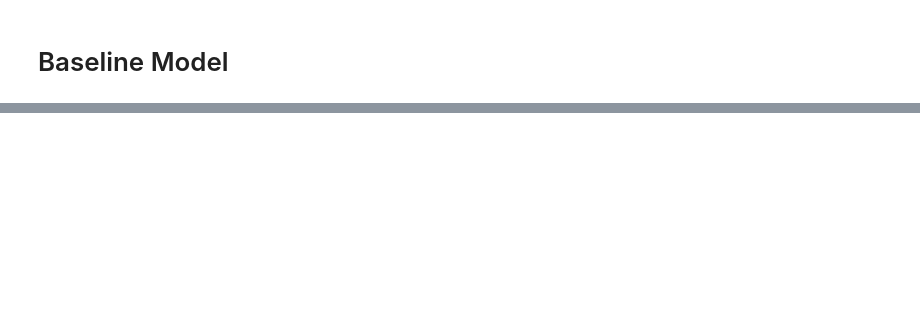
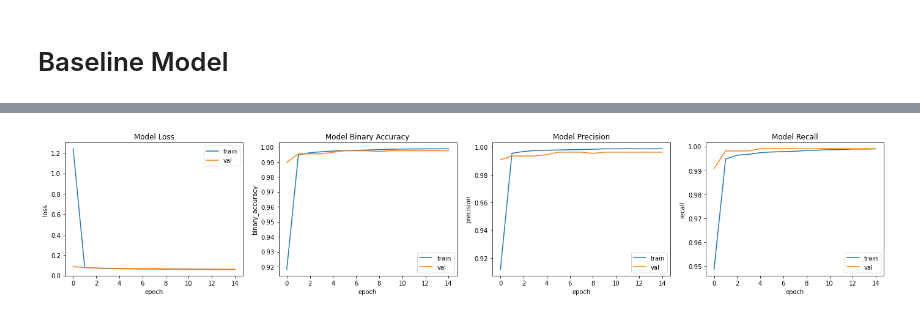
Before and after one commit to RolandSherwin/MultiplePooling-and-AutoencoderClassifierHybrid, a Jupyter notebook: 01-multiple-pooling.ipynb, the cells around one changed output, grey strips where cells are left out. Cells and saved outputs as stored; diff of their text form; code cells hidden in the pictures; blank space fills up the shorter version.

```diff
--- a/01-multiple-pooling.ipynb
+++ b/01-multiple-pooling.ipynb
@@ -26,22 +33,21 @@ Files Organized
 # %%
-mask_ds_path = os.path.join(os.path.expanduser(DATASET_PATH), KAGGLE_DATASET.split('/')[1])
-
-train_ds = keras.preprocessing.image_dataset_from_directory(mask_ds_path,
-                                                            validation_split=0.2,
+train_ds = keras.preprocessing.image_dataset_from_directory(DATASET_PATH,
+                                                            validation_split=0.1,
                                                             subset="training",
                                                             seed=SEED,
-                                                            batch_size=BATCH_SIZE,
-                                                            image_size=IMAGE_SIZE
+                                                            image_size=IMAGE_SIZE,
+                                                            batch_size=BATCH_SIZE, # def = 32
                                                             )
-validation_ds = keras.preprocessing.image_dataset_from_directory(mask_ds_path,
-                                                            validation_split=0.2,
+validation_ds = keras.preprocessing.image_dataset_from_directory(DATASET_PATH,
+                                                            validation_split=0.1,
                                                             subset="validation",
                                                             seed=SEED,
+                                                            image_size=IMAGE_SIZE,
                                                             batch_size=BATCH_SIZE,
-                                                            image_size=IMAGE_SIZE
                                                             )
 
+train_ds = train_ds.prefetch(AUTOTUNE).cache()
 # take 5 batches for test_ds, rest for validation_ds
-test_ds = validation_ds.take(5)
-validation_ds = validation_ds.skip(5)
+test_ds = validation_ds.take(5).prefetch(AUTOTUNE).cache()
+validation_ds = validation_ds.skip(5).prefetch(AUTOTUNE).cache()
 # %% [output]
@@ -102,7 +144,6 @@ def get_basline_model(input_shape: tuple) -> keras.Model:
 # %%
-baseline_model.summary()
 baseline_model.compile(
-    loss=keras.losses.BinaryCrossentropy(from_logits=True),
+    loss=keras.losses.BinaryCrossentropy(from_logits=False),
     optimizer=keras.optimizers.SGD(learning_rate=0.001),
     metrics=[
         keras.metrics.BinaryAccuracy(),
@@ -110,4 +151,5 @@ baseline_model.compile(
         keras.metrics.Recall(),
     ]
 )
+baseline_history = baseline_model.fit(train_ds, epochs=15, validation_data=validation_ds)
 # %% [output]
@@ -168,3 +176,10 @@ baseline_model.evaluate(test_ds)
+# %%
+np.save("./models/baseline_history.npy", baseline_history.history)
+# baseline_history = np.load("./models/baseline_history.npy", allow_pickle='TRUE').item()
+baseline_plot = HistoryPlotter(history=baseline_history.history)
+baseline_plot.all(row_col=[1,0])
+# %% [output]
+[figure, added]
 # %%
 n_rows = 3
 n_cols = 6
```
Also changed, not shown: parts of 21 cells of this notebook, 3 other files.
